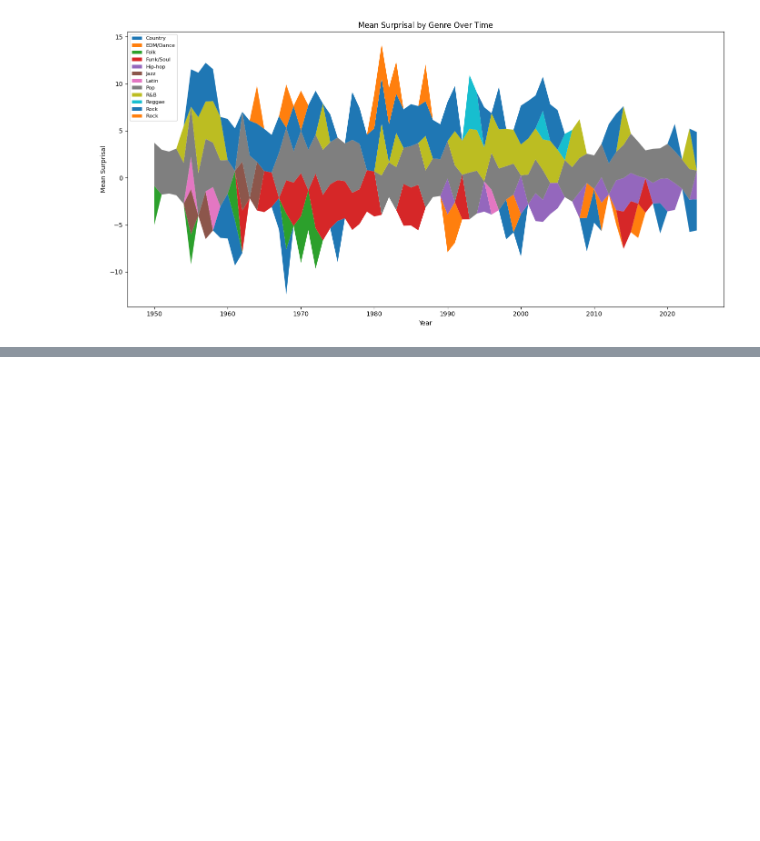
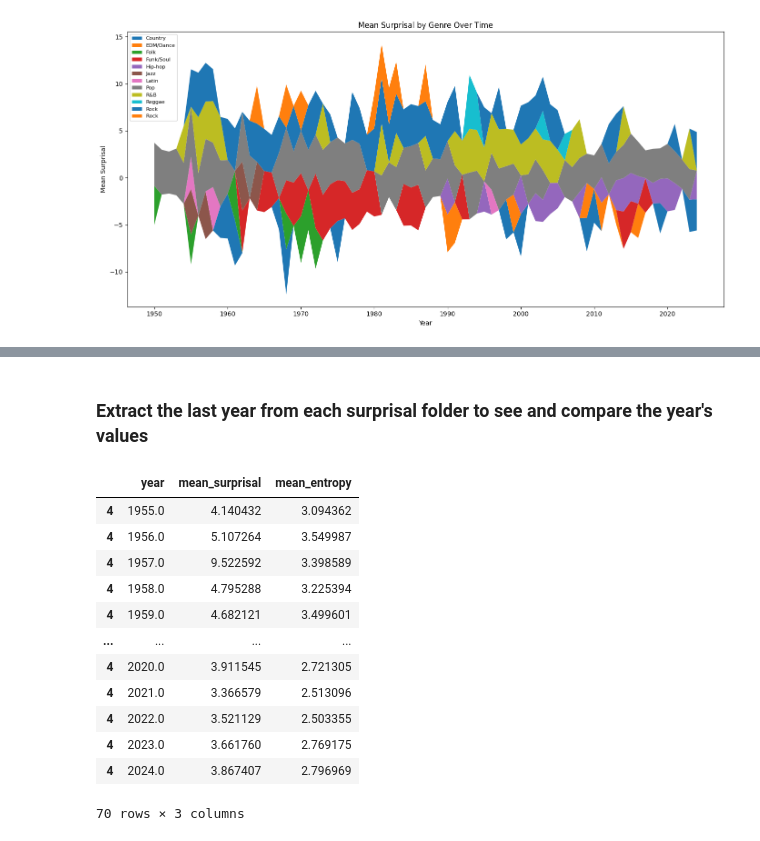
Before and after one commit to martiinsssssss/IDyOM_TimeMachine, a Jupyter notebook: run_IDyOM.ipynb, the cells around one changed output, grey strips where cells are left out. Saved outputs shown, nothing was run; the diff lists cells and outputs as text; code cells hidden in the pictures; blank space fills up the shorter version.

```diff
--- a/run_IDyOM.ipynb
+++ b/run_IDyOM.ipynb
@@ -524,0 +615,69 @@ plt.show()
+# %% [markdown]
+### Extract the last year from each surprisal folder to see and compare the year's values
+# %%
+five_yr_lookback = []
+
+for start_year in range(1950, 2020):  # adjust end year as needed
+    end_year = start_year + 4
+    folder_start = start_year + 1
+    folder_end = end_year + 1
+
+    filepath = (
+        f"out/{folder_start}-{folder_end}/surprises/"
+        f"{start_year}-{end_year}/data/"
+        f"{start_year}-{end_year}_quantization_24_maxOrder_20_viewpoints_pitch_length.pickle"
+    )
+
+    with open(filepath, "rb") as f:
+        data = pickle.load(f)
+
+    df = pd.DataFrame(data)
+    df = df.drop(columns=["info"])
+
+    song_stats = []
+
+    for song in df.columns:
+        year = int(song[:4])  # extract year from filename
+
+        surprisal_vector = df.loc[0, song]
+        entropy_vector = df.loc[1, song]
+
+        mean_surprisal = np.mean(surprisal_vector)
+        mean_entropy = np.mean(entropy_vector)
+
+        song_stats.append({
+            "song": song,
+            "year": year,
+            "mean_surprisal": mean_surprisal,
+            "mean_entropy": mean_entropy
+        })
+
+    song_df = pd.DataFrame(song_stats)
+
+    # --- Step 2: Aggregate by year ---
+    yearly_stats = (
+        song_df
+        .groupby("year")[["mean_surprisal", "mean_entropy"]]
+        .mean()
+        .reset_index()
+        .sort_values("year")
+    )
+
+    five_yr_lookback.append(yearly_stats.iloc[-1])
+
+five_yr_lookback = pd.DataFrame(five_yr_lookback)
+five_yr_lookback
+# %% [output]
+|  | year | mean_surprisal | mean_entropy |
+| 4 | 1955.0 | 4.140432 | 3.094362 |
+| 4 | 1956.0 | 5.107264 | 3.549987 |
+| 4 | 1957.0 | 9.522592 | 3.398589 |
+| 4 | 1958.0 | 4.795288 | 3.225394 |
+| 4 | 1959.0 | 4.682121 | 3.499601 |
+| ... | ... | ... | ... |
+| 4 | 2020.0 | 3.911545 | 2.721305 |
+| 4 | 2021.0 | 3.366579 | 2.513096 |
+| 4 | 2022.0 | 3.521129 | 2.503355 |
+| 4 | 2023.0 | 3.661760 | 2.769175 |
+| 4 | 2024.0 | 3.867407 | 2.796969 |
+70 rows × 3 columns
```
Also changed, not shown: parts of 31 cells of this notebook, 7 other files.
